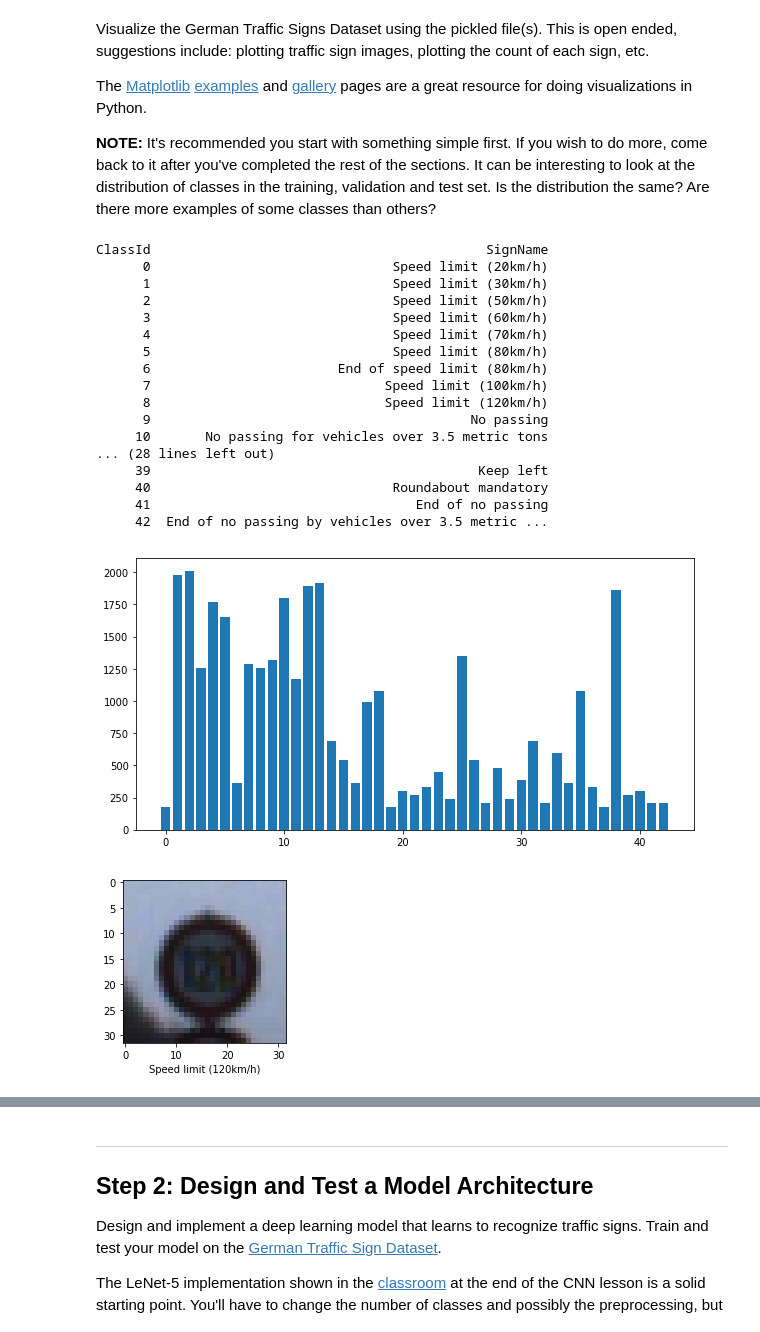
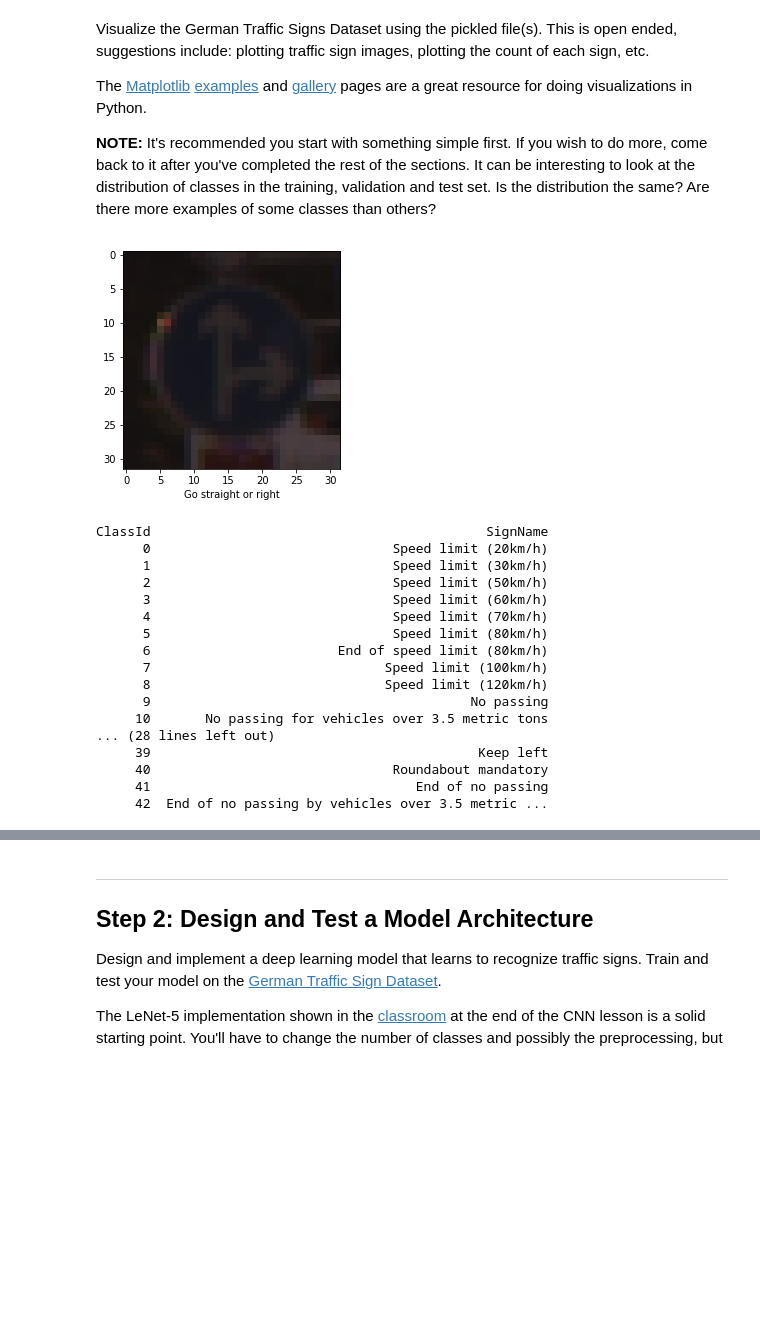
Before and after one commit to JayLSU/CarND-Traffic-Sign-Classifier-Project, a Jupyter notebook: Traffic_Sign_Classifier.ipynb, the cells around one changed output, grey strips where cells are left out. Cells and saved outputs as stored; diff of their text form; code cells hidden in the pictures; blank space fills up the shorter version.

```diff
--- a/Traffic_Sign_Classifier.ipynb
+++ b/Traffic_Sign_Classifier.ipynb
@@ -94,65 +94,58 @@ The [Matplotlib](http://matplotlib.org/) [examples](http://matplotlib.org/exampl
 # %%
 ### Data exploration visualization code goes here.
 ### Feel free to use as many code cells as needed.
 import matplotlib.pyplot as plt
 from collections import Counter
 import csv
 # from pandas.plotting import table
 import pandas as pd
 # Visualizations will be shown in the notebook.
 %matplotlib inline
 
 Label2NameDict = {}
 with open('./signnames.csv') as names_file:
     names = csv.reader(names_file)
     next(names)
     for row in names:
         Label2NameDict[row[0]] = row[1]
 
 # read the contents of signnames.csv
 contents = pd.read_csv('./signnames.csv')
 # generate a random image index to show
 image_index = np.random.randint(0, len(X_train)-1)
 
 
-def DataExploration(data_input,label_input, all_labels,cont,Label2NameDict):
-    # bar chart for the count of each sign
-    c = Counter(all_labels)
-    index = list(c)
-    num_labels = []
-    for i in index:
-        num_labels.append(c[i])
-    fig = plt.figure(figsize=(10,5))
-    plt.bar(index,num_labels)
+def plot_img(img_input,img_label,Label2NameDict):
+    # plot input sign
+    image = img_input
+    plt.figure(figsize=(4,4))
+    plt.imshow(image)
+    plt.xlabel(Label2NameDict[str(img_label)])
 
-    # table for label and the corresponding sign name
-    print(cont.to_string(index=False))
-
-    # plot input sign
-    image = data_input
-    plt.figure(figsize=(3,3))
-    plt.imshow(image)
-    plt.xlabel(Label2NameDict[str(label_input)])
-
-
-DataExploration(X_train[image_index],y_train[image_index],y_train,contents,Label2NameDict)
+plot_img(X_train[image_index],y_train[image_index],Label2NameDict)
 # %% [output]
-ClassId                                           SignName
-      0                               Speed limit (20km/h)
-      1                               Speed limit (30km/h)
-      2                               Speed limit (50km/h)
-      3                               Speed limit (60km/h)
-      4                               Speed limit (70km/h)
-      5                               Speed limit (80km/h)
-      6                        End of speed limit (80km/h)
-      7                              Speed limit (100km/h)
-      8                              Speed limit (120km/h)
-      9                                         No passing
-     10       No passing for vehicles over 3.5 metric tons
-... (28 lines left out)
-     39                                          Keep left
-     40                               Roundabout mandatory
-     41                                  End of no passing
-     42  End of no passing by vehicles over 3.5 metric ...
-[figure, old version]
+[figure, new version]
-[figure, removed]
+# %%
+def DataExploration(cont):
+    # table for label and the corresponding sign name
+    print(cont.to_string(index=False))
+
+DataExploration(contents)
+# %% [output]
+ClassId                                           SignName
+      0                               Speed limit (20km/h)
+      1                               Speed limit (30km/h)
+      2                               Speed limit (50km/h)
+      3                               Speed limit (60km/h)
+      4                               Speed limit (70km/h)
+      5                               Speed limit (80km/h)
+      6                        End of speed limit (80km/h)
+      7                              Speed limit (100km/h)
+      8                              Speed limit (120km/h)
+      9                                         No passing
+     10       No passing for vehicles over 3.5 metric tons
+... (28 lines left out)
+     39                                          Keep left
+     40                               Roundabout mandatory
+     41                                  End of no passing
+     42  End of no passing by vehicles over 3.5 metric ...
```
Also changed, not shown: parts of 21 cells of this notebook, 4 other files.
